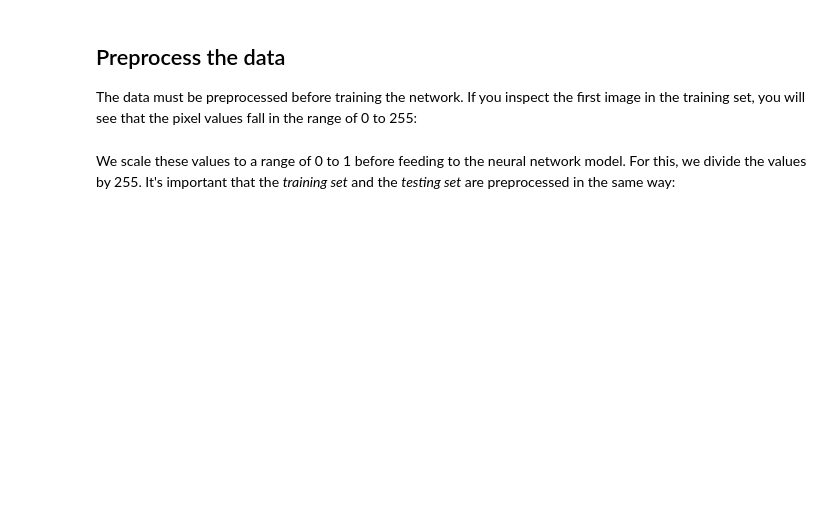
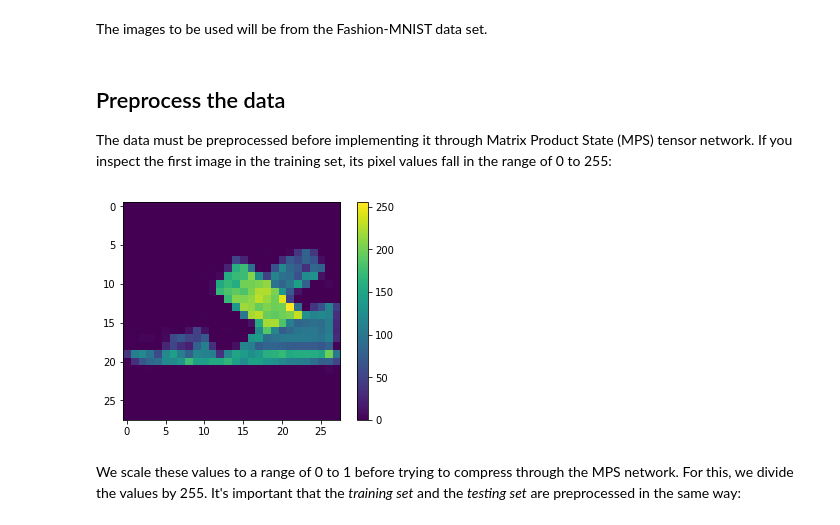
Before and after one commit to kryogenica/Image-compression-using-Matrix-Product-States, a Jupyter notebook: Image_compression.ipynb, the cells around one changed output. Cells and saved outputs as stored; diff of their text form; code cells hidden in the pictures; blank space fills up the shorter version.

```diff
--- a/Image_compression.ipynb
+++ b/Image_compression.ipynb
@@ -15,3 +21,5 @@ print(tf.__version__)
+# %% [markdown]
+The images to be used will be from the Fashion-MNIST data set.
 # %%
 fashion_mnist = keras.datasets.fashion_mnist
 
@@ -19,9 +27,18 @@ fashion_mnist = keras.datasets.fashion_mnist
 # %% [markdown]
 ## Preprocess the data
 
-The data must be preprocessed before training the network. If you inspect the first image in the training set, you will see that the pixel values fall in the range of 0 to 255:
+The data must be preprocessed before implementing it through Matrix Product State (MPS) tensor network. If you inspect the first image in the training set, its pixel values fall in the range of 0 to 255:
+# %%
+image = train_images[217]
+plt.figure()
+plt.imshow(image)
+plt.colorbar()
+plt.grid(False)
+plt.show()
+# %% [output]
+[figure, added]
 # %% [markdown]
-We scale these values to a range of 0 to 1 before feeding to the neural network model. For this, we divide the values by 255. It's important that the *training set* and the *testing set* are preprocessed in the same way:
+We scale these values to a range of 0 to 1 before trying to compress through the MPS network. For this, we divide the values by 255. It's important that the *training set* and the *testing set* are preprocessed in the same way:
 # %%
 train_images = train_images / 255.0
 
```
Also changed, not shown: parts of 10 cells of this notebook.
